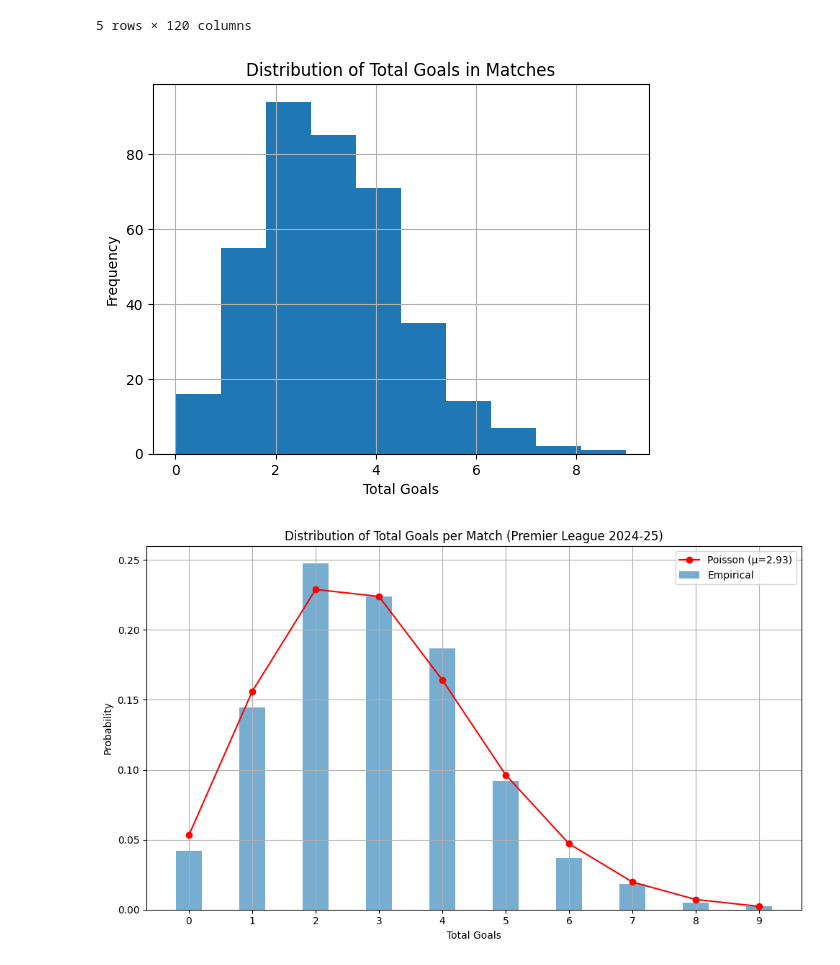
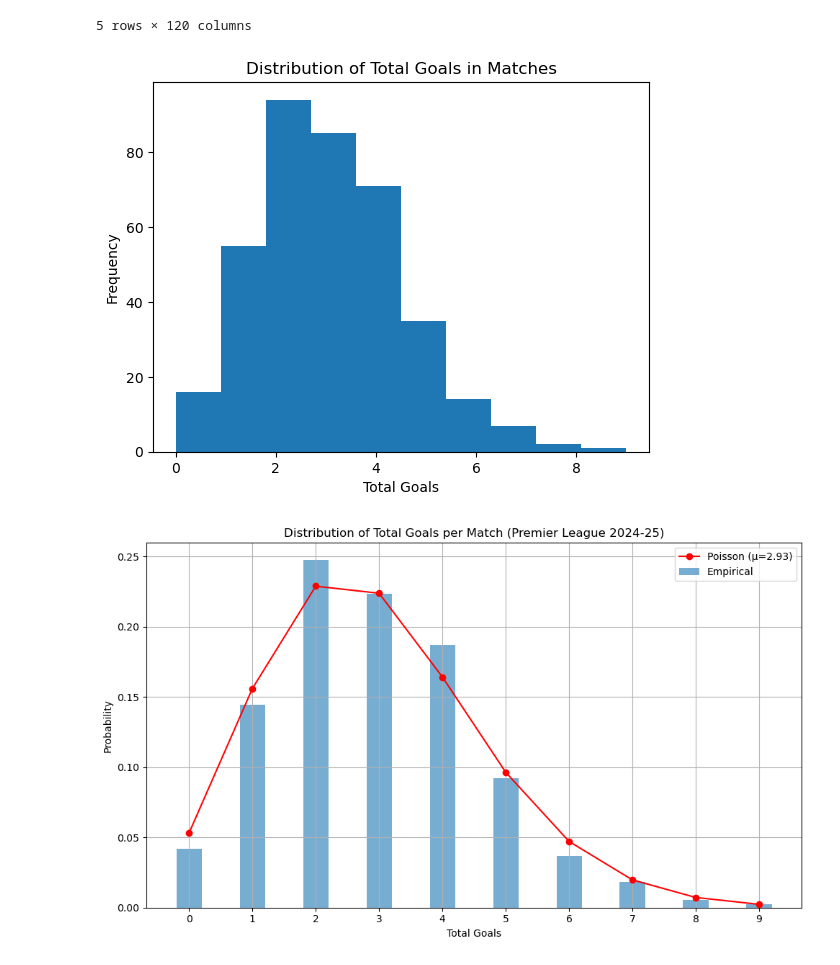
Before and after one commit to cormyster/sports, a Jupyter notebook: goal distribution.ipynb, the cells around one changed output. Drawn from its saved outputs; the diff is of its cells as text; code cells hidden in the pictures.

Commit message:
remove grid from plot

```diff
--- a/goal distribution.ipynb
+++ b/goal distribution.ipynb
@@ -17,12 +17,13 @@ df.head()
 # %%
 df["TotalGoals"] = df["FTHG"] + df["FTAG"]
 df["TotalGoals"].hist()
 plt.title("Distribution of Total Goals in Matches")
 plt.xlabel("Total Goals")
 plt.ylabel("Frequency")
+plt.grid(False)
 plt.show()
 # %% [output]
-[figure, old version]
+[figure, new version]
 # %%
 goal_counts = df["TotalGoals"].value_counts().sort_index()
 total_matches = goal_counts.sum()
```
Also changed, not shown: parts of 2 cells of this notebook.
